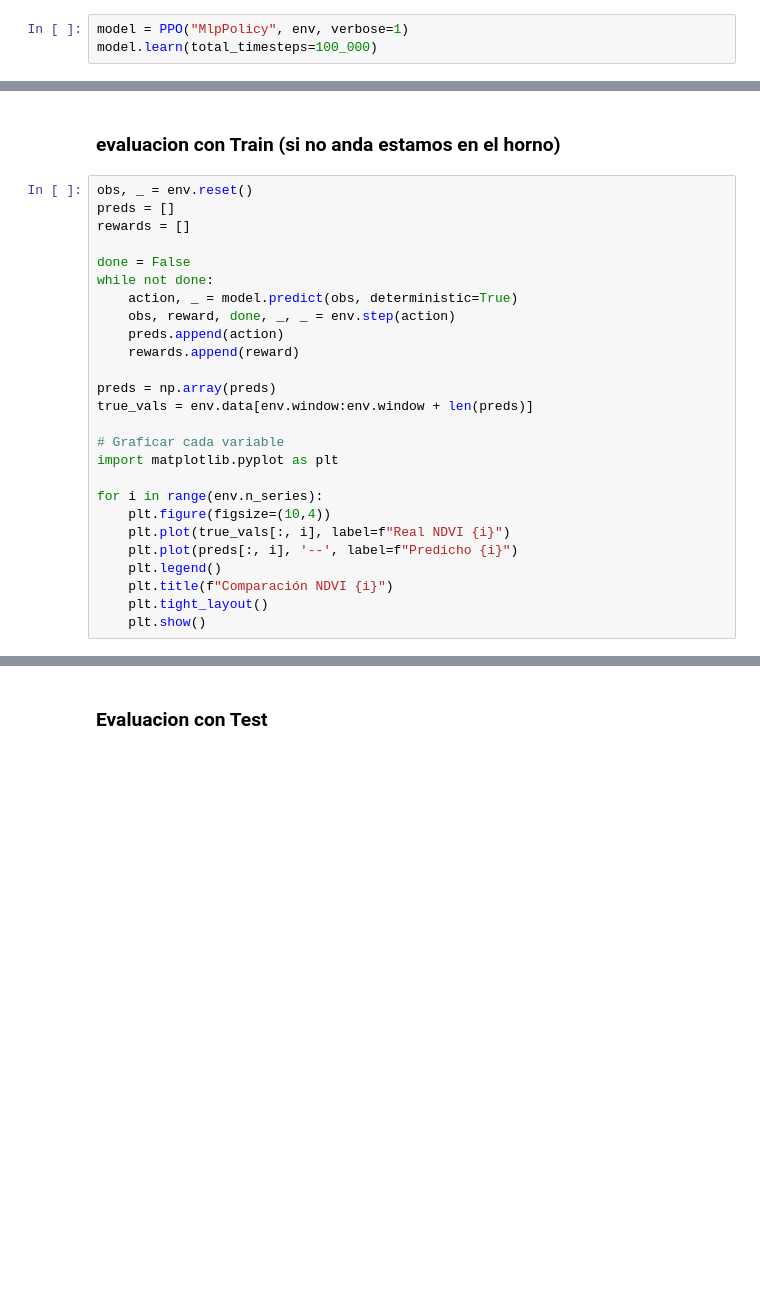
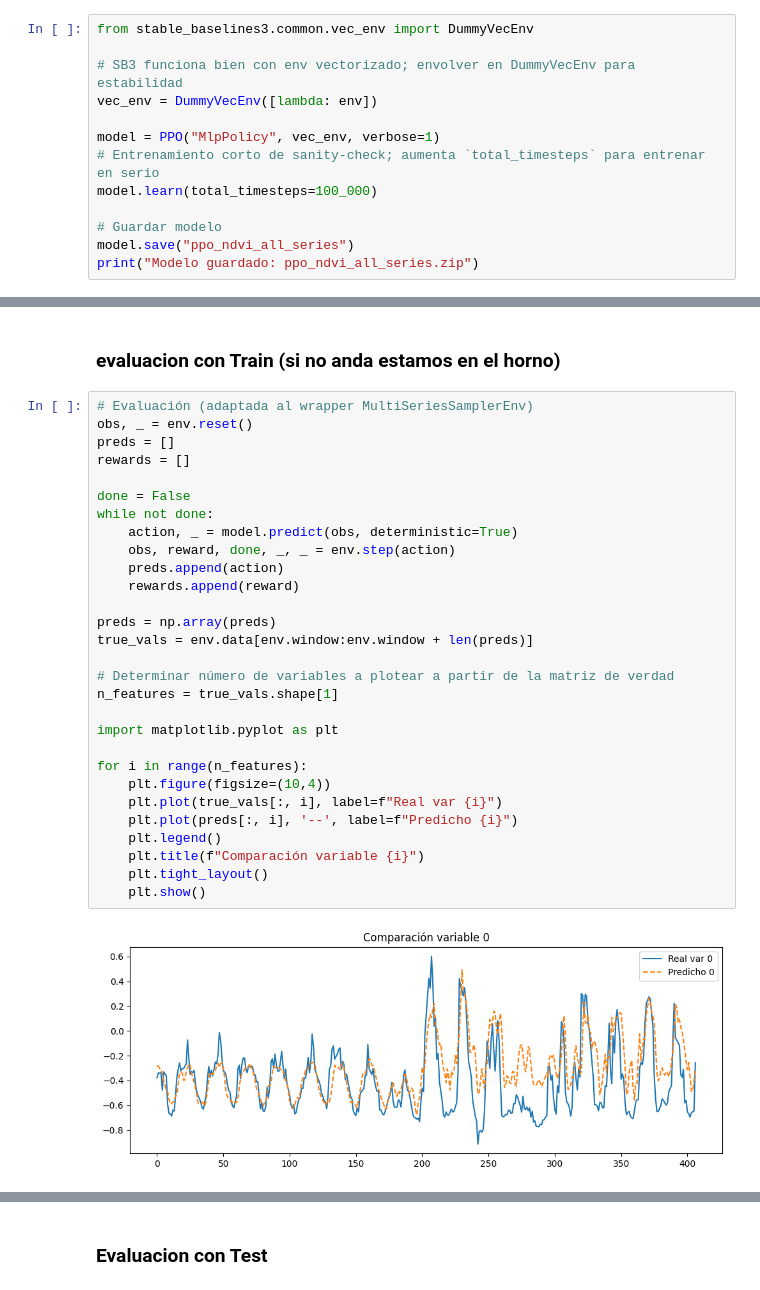
Before and after one commit to verderis/TSRL, a Jupyter notebook: RL-NDVI-semiSupervisado.ipynb, the cells around one changed output, grey strips where cells are left out. Drawn from its saved outputs; the diff is of its cells as text; blank space fills up the shorter version.

```diff
--- a/RL-NDVI-semiSupervisado.ipynb
+++ b/RL-NDVI-semiSupervisado.ipynb
@@ -469,3 +399,13 @@ print("Shape de observación:", obs.shape)
 # %%
-model = PPO("MlpPolicy", env, verbose=1)
+from stable_baselines3.common.vec_env import DummyVecEnv
+
+# SB3 funciona bien con env vectorizado; envolver en DummyVecEnv para estabilidad
+vec_env = DummyVecEnv([lambda: env])
+
+model = PPO("MlpPolicy", vec_env, verbose=1)
+# Entrenamiento corto de sanity-check; aumenta `total_timesteps` para entrenar en serio
 model.learn(total_timesteps=100_000)
+
+# Guardar modelo
+model.save("ppo_ndvi_all_series")
+print("Modelo guardado: ppo_ndvi_all_series.zip")
@@ -474,28 +432,33 @@ model.learn(total_timesteps=100_000)
 # %% [markdown]
 ### evaluacion con Train (si no anda estamos en el horno)
 # %%
+# Evaluación (adaptada al wrapper MultiSeriesSamplerEnv)
 obs, _ = env.reset()
 preds = []
 rewards = []
 
 done = False
 while not done:
     action, _ = model.predict(obs, deterministic=True)
     obs, reward, done, _, _ = env.step(action)
     preds.append(action)
     rewards.append(reward)
 
 preds = np.array(preds)
 true_vals = env.data[env.window:env.window + len(preds)]
 
-# Graficar cada variable
+# Determinar número de variables a plotear a partir de la matriz de verdad
+n_features = true_vals.shape[1]
+
 import matplotlib.pyplot as plt
 
-for i in range(env.n_series):
+for i in range(n_features):
     plt.figure(figsize=(10,4))
-    plt.plot(true_vals[:, i], label=f"Real NDVI {i}")
+    plt.plot(true_vals[:, i], label=f"Real var {i}")
     plt.plot(preds[:, i], '--', label=f"Predicho {i}")
     plt.legend()
-    plt.title(f"Comparación NDVI {i}")
+    plt.title(f"Comparación variable {i}")
     plt.tight_layout()
     plt.show()
+# %% [output]
+[figure, added]
```
Also changed, not shown: parts of 44 cells of this notebook, 1 other file.
